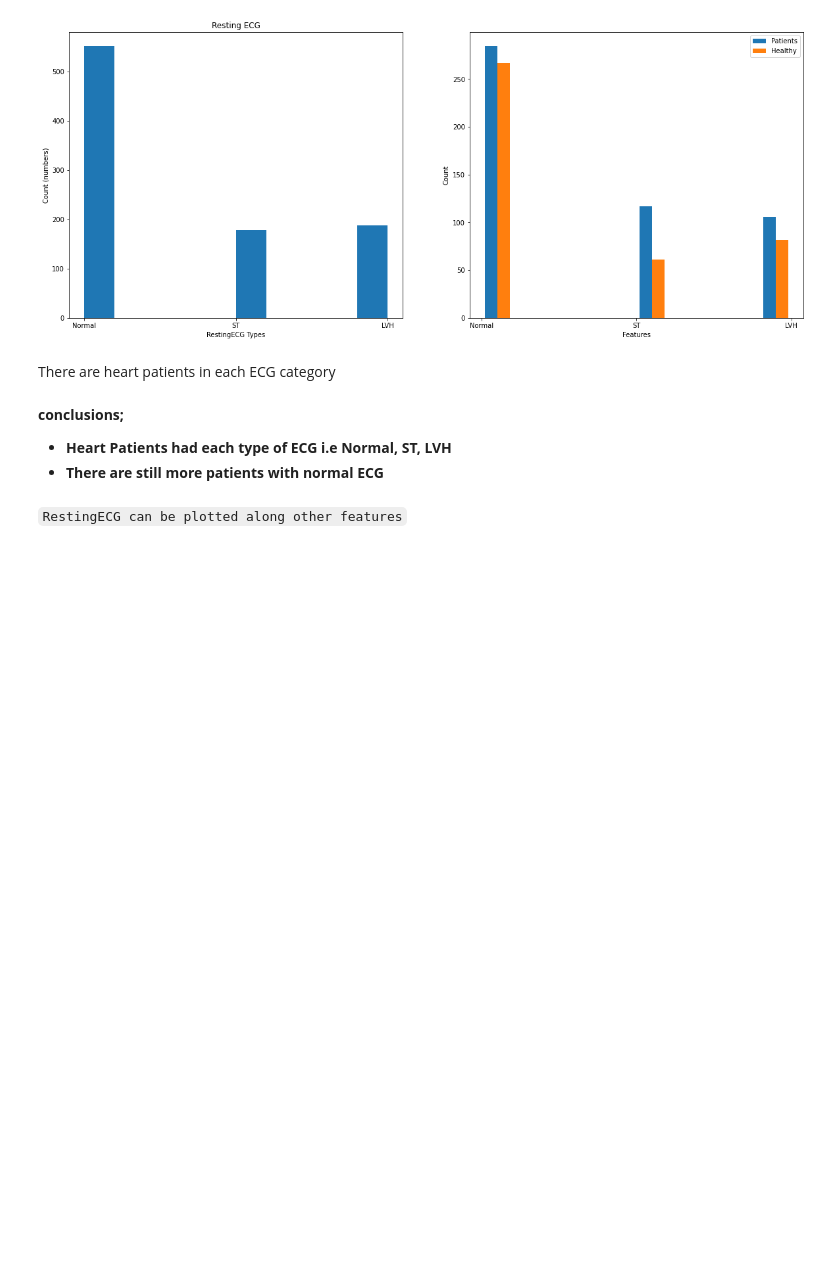
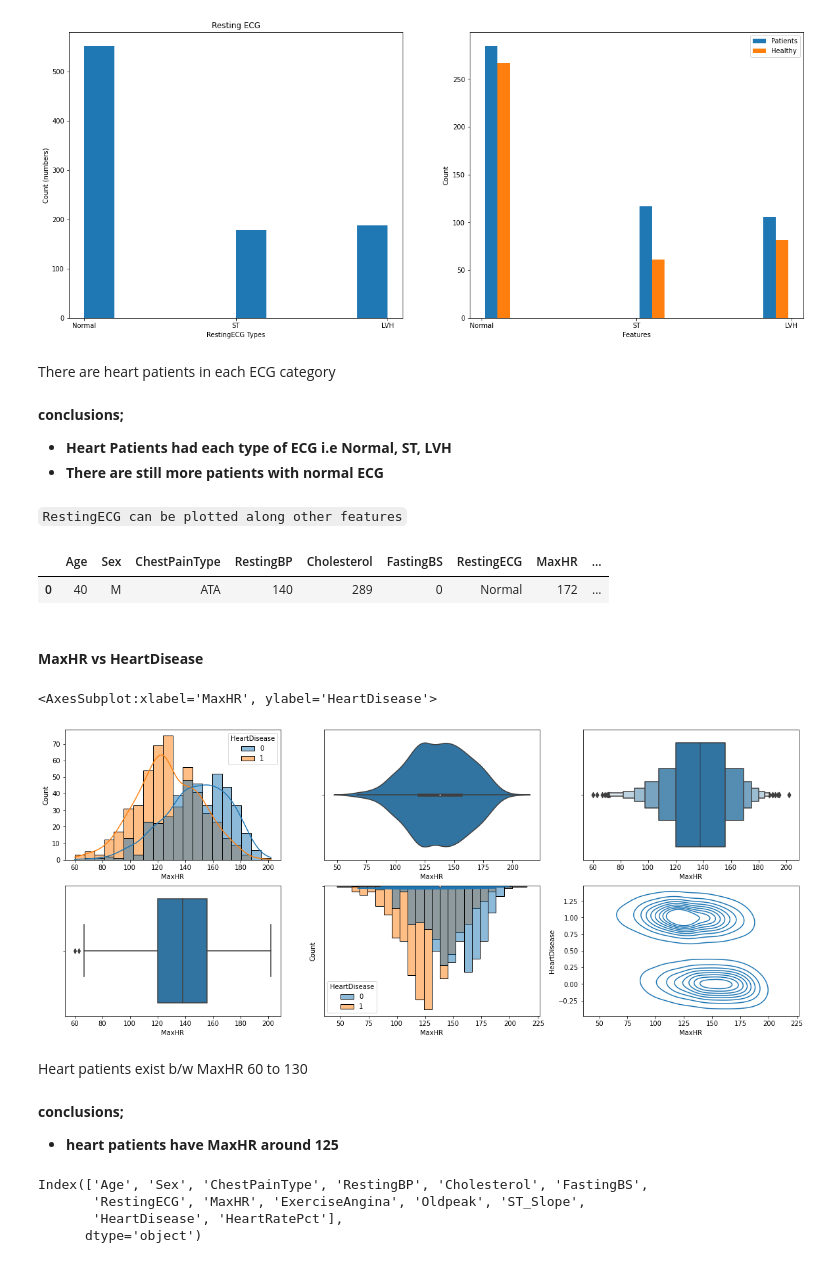
Before and after one commit to Irfan-Ahmad-byte/Heart-Failure, a Jupyter notebook: heart_failure.ipynb, the cells around one changed output. Saved outputs shown, nothing was run; the diff lists cells and outputs as text; code cells hidden in the pictures; blank space fills up the shorter version.

```diff
--- a/heart_failure.ipynb
+++ b/heart_failure.ipynb
@@ -373,3 +373,35 @@ There are heart patients in each ECG category
 - **There are still more patients with normal ECG**
 # %% [markdown]
 `RestingECG can be plotted along other features`
+# %%
+heart.head(1)
+# %% [output]
+|  | Age | Sex | ChestPainType | RestingBP | Cholesterol | FastingBS | RestingECG | MaxHR | ... |
+| 0 | 40 | M | ATA | 140 | 289 | 0 | Normal | 172 | ... |
+# %% [markdown]
+#### **MaxHR vs HeartDisease**
+# %%
+fig,ax = plt.subplots(2,3, figsize=(20,8))
+sns.histplot(data=heart, x='MaxHR', hue='HeartDisease', legend=True, kde=True, ax=ax[0,0])
+sns.violinplot(data=heart, x='MaxHR', hue='HeartDisease', ax=ax[0,1])
+sns.boxenplot(data=heart, x='MaxHR', hue='HeartDisease', ax=ax[0,2])
+sns.boxplot(data=heart, x='MaxHR', hue='HeartDisease', ax=ax[1,0])
+sns.violinplot(data=heart, x='MaxHR', hue='HeartDisease', ax=ax[1,1])
+sns.histplot(data=heart, x='MaxHR', hue='HeartDisease', ax=ax[1,1])
+sns.kdeplot(data=heart, x='MaxHR', y='HeartDisease', legend=True, ax=ax[1,1])
+sns.kdeplot(data=heart, x='MaxHR', y='HeartDisease', legend=True, ax=ax[1,2])
+# %% [output]
+<AxesSubplot:xlabel='MaxHR', ylabel='HeartDisease'>
+[figure, added]
+# %% [markdown]
+Heart patients exist b/w MaxHR 60 to 130
+# %% [markdown]
+**conclusions;**
+- **heart patients have MaxHR around 125**
+# %%
+heart.columns
+# %% [output]
+Index(['Age', 'Sex', 'ChestPainType', 'RestingBP', 'Cholesterol', 'FastingBS',
+       'RestingECG', 'MaxHR', 'ExerciseAngina', 'Oldpeak', 'ST_Slope',
+       'HeartDisease', 'HeartRatePct'],
+      dtype='object')
```
Also changed, not shown: parts of 22 cells of this notebook.
